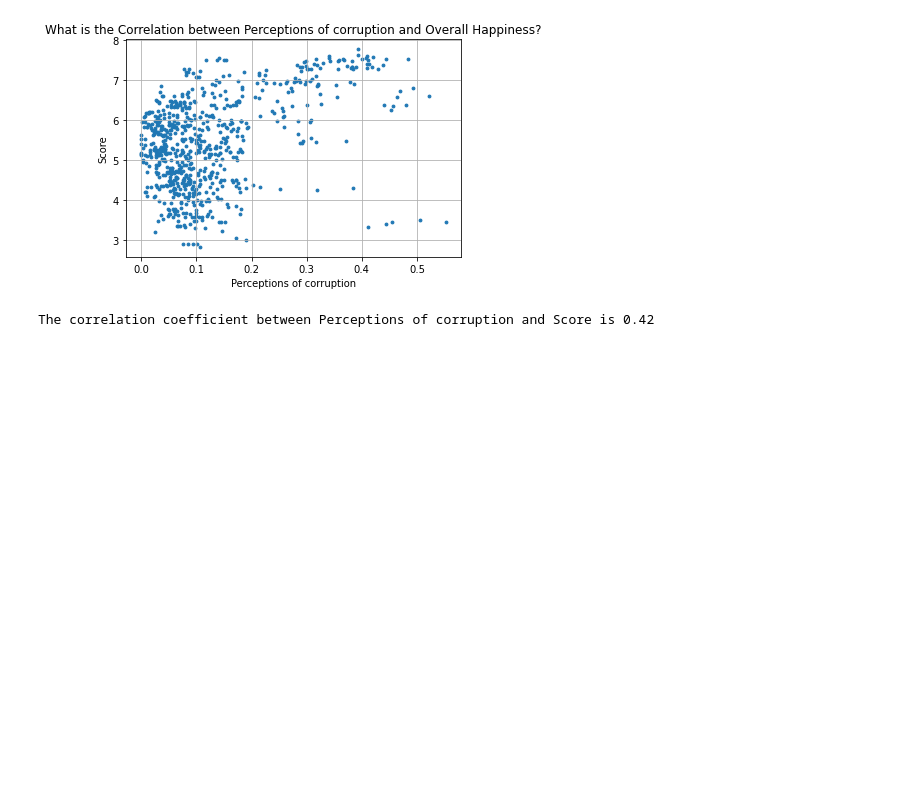
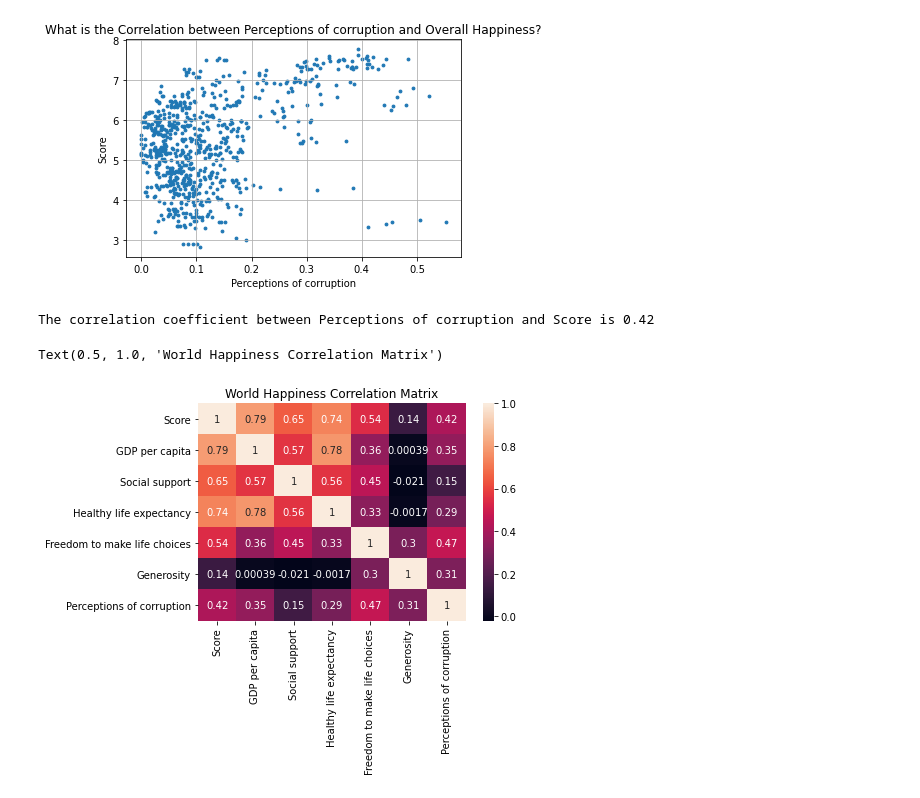
Before and after one commit to Bmyers5817/Project-1, a Jupyter notebook: World_Happiness.ipynb, the cells around one changed output. Cells and saved outputs as stored; diff of their text form; code cells hidden in the pictures; blank space fills up the shorter version.

Commit message:
Adding correlation matrix again...

```diff
--- a/World_Happiness.ipynb
+++ b/World_Happiness.ipynb
@@ -395,0 +395,9 @@ The correlation coefficient between Perceptions of corruption and Score is 0.42
+# %%
+# Adding Correlation matrix to summarize the correlation of all of our data points
+happiness_filter = happiness_data_final.filter(items=['Score', 'GDP per capita', 'Social support', 'Healthy life expectancy', 'Freedom to make life choices', 'Generosity', 'Perceptions of corruption'])
+corr_matrix = happiness_filter.corr()
+sn.heatmap(corr_matrix, annot = True)
+plt.title('World Happiness Correlation Matrix')
+# %% [output]
+Text(0.5, 1.0, 'World Happiness Correlation Matrix')
+[figure, added]
```
Also changed, not shown: parts of 2 cells of this notebook.
